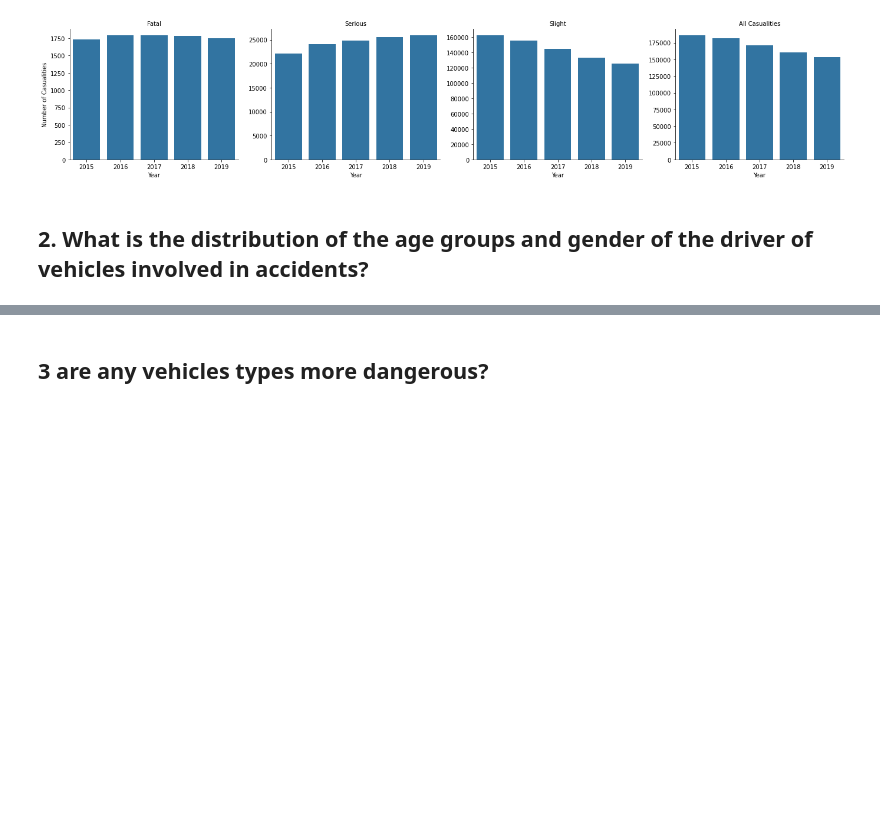
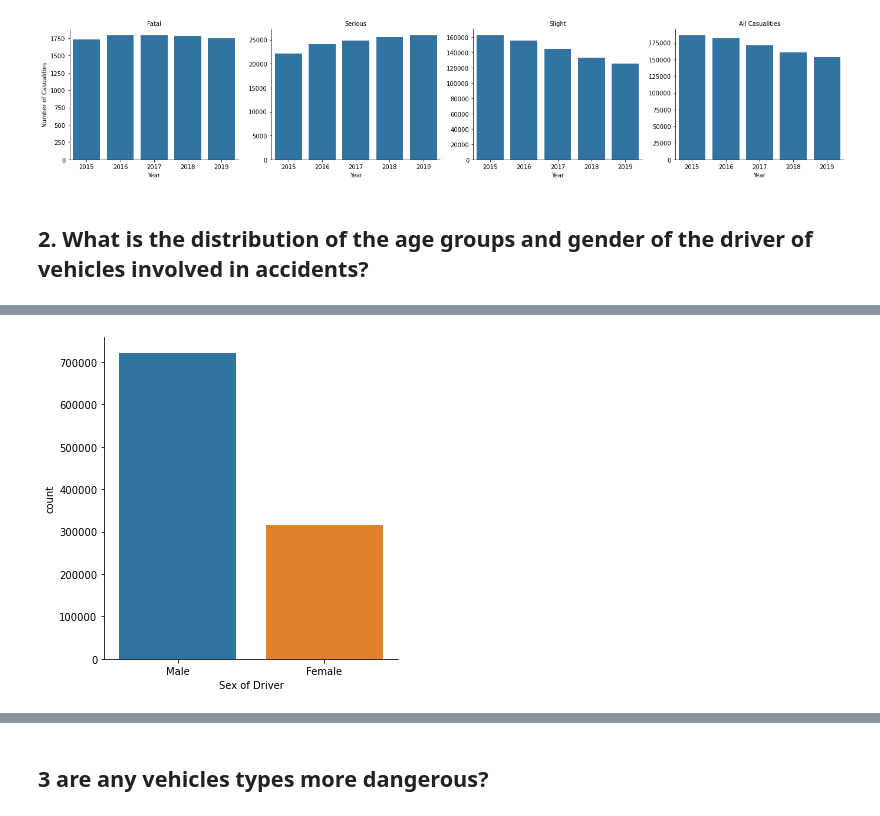
Before and after one commit to GaborJenei/GB-Road-Traffic-Accident-Analysis, a Jupyter notebook: Udacity DSND Project1_BlogPost.ipynb, the cells around one changed output, grey strips where cells are left out. Cells and saved outputs as stored; diff of their text form; code cells hidden in the pictures; blank space fills up the shorter version.

```diff
--- a/Udacity DSND Project1_BlogPost.ipynb
+++ b/Udacity DSND Project1_BlogPost.ipynb
@@ -244 +254,6 @@ df_vehicles_age = df_vehicles[df_vehicles['Age_of_Driver']>0]
+# %%
+fig = sns.catplot(x="Sex_of_Driver", kind="count", data=df_vehicles_age)
+fig.set_xlabels('Sex of Driver');
+# %% [output]
+[figure, added]
 # %%
```
Also changed, not shown: parts of 12 cells of this notebook, 1 other file.
